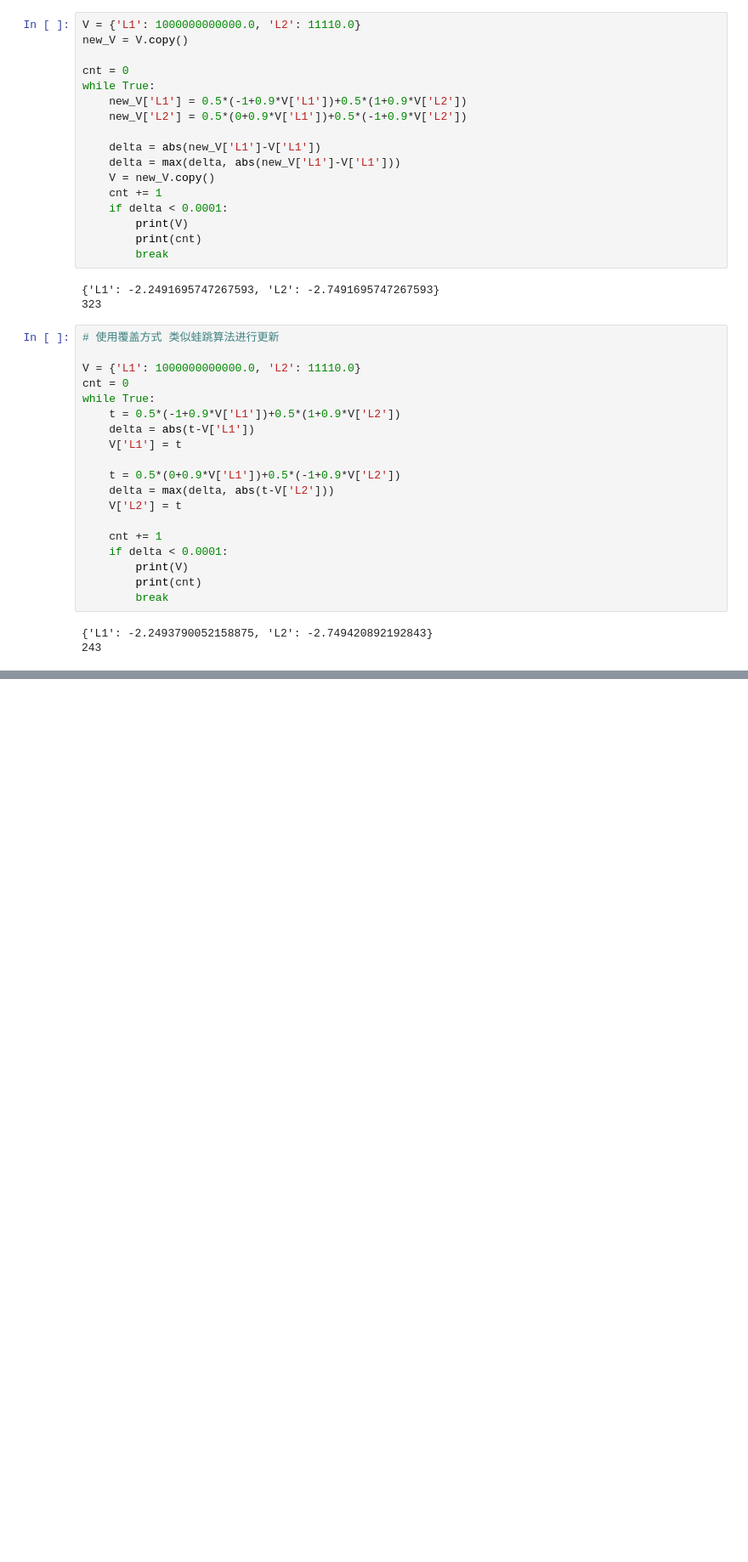
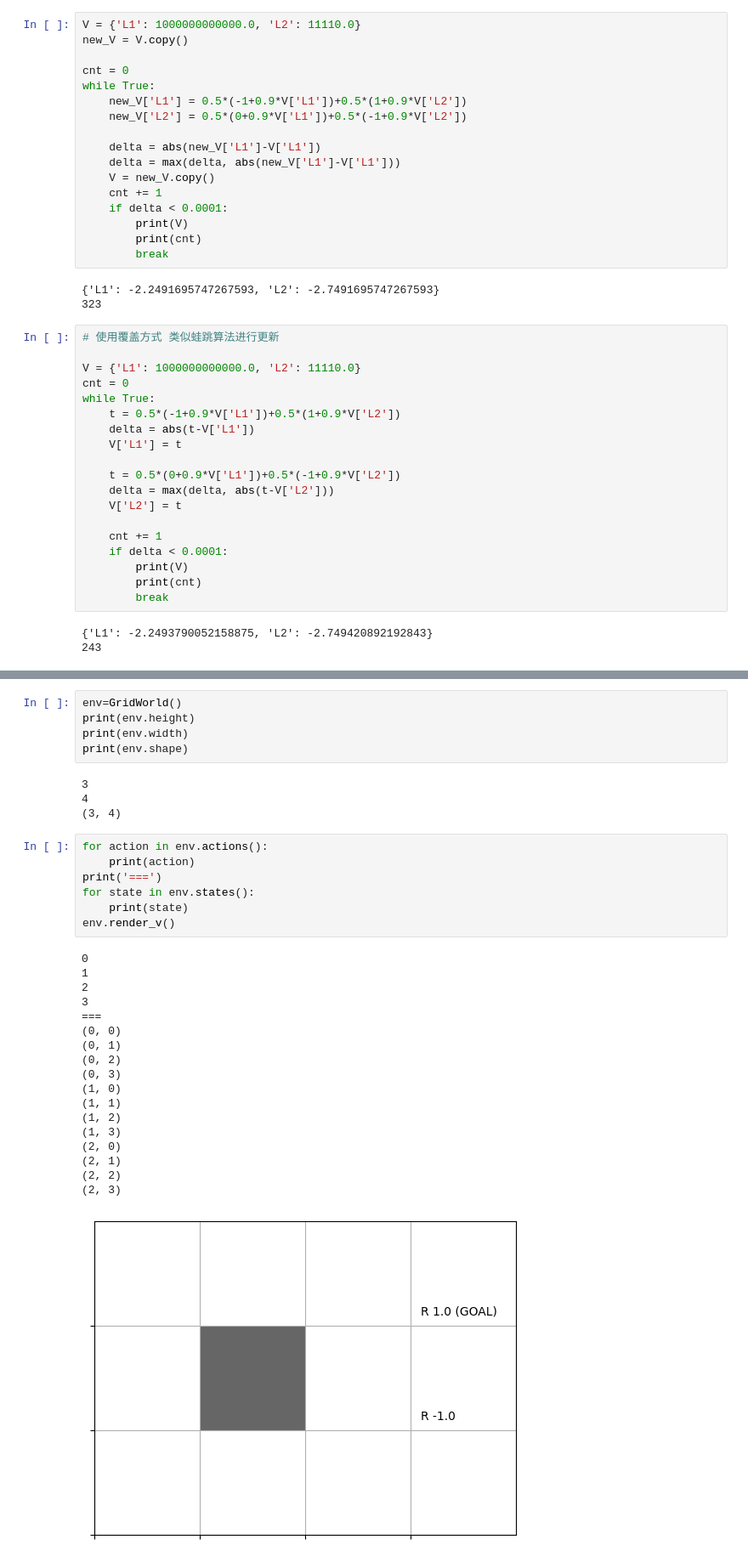
Before and after one commit to LHY-in-universe/DeepLearning_note, a Jupyter notebook: 深度学习强化学习/动态规划法.ipynb, the cells around one changed output, grey strips where cells are left out. Shown at 85% size. Drawn from its saved outputs; the diff is of its cells as text; blank space fills up the shorter version.

```diff
--- a/深度学习强化学习/动态规划法.ipynb
+++ b/深度学习强化学习/动态规划法.ipynb
@@ -87,0 +316,35 @@ while True:
+# %%
+env=GridWorld()
+print(env.height)
+print(env.width)
+print(env.shape)
+# %% [output]
+3
+4
+(3, 4)
+# %%
+for action in env.actions():
+    print(action)
+print('===')
+for state in env.states():
+    print(state)
+env.render_v()
+# %% [output]
+0
+1
+2
+3
+===
+(0, 0)
+(0, 1)
+(0, 2)
+(0, 3)
+(1, 0)
+(1, 1)
+(1, 2)
+(1, 3)
+(2, 0)
+(2, 1)
+(2, 2)
+(2, 3)
+[figure, added]
```
Also changed, not shown: parts of 14 cells of this notebook, 6 other files.
